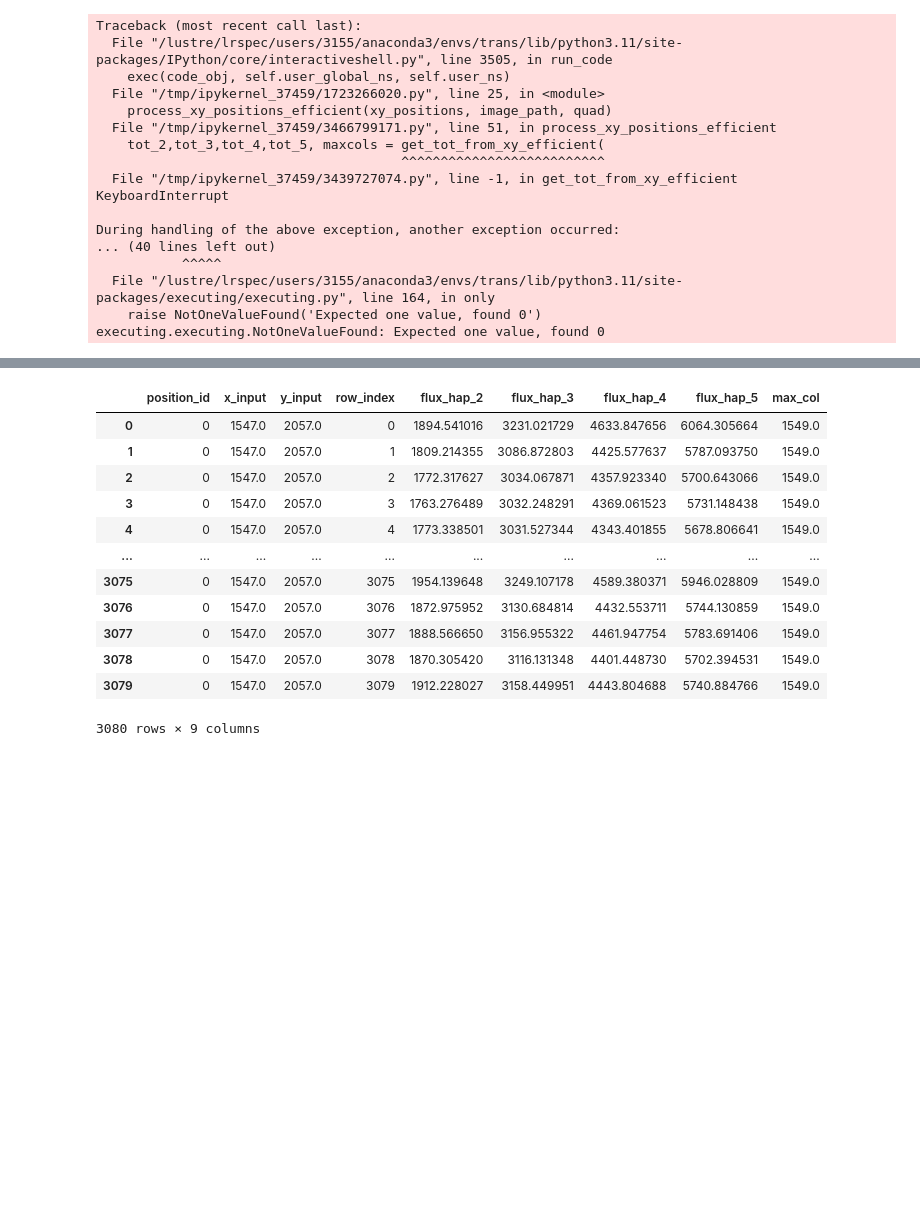
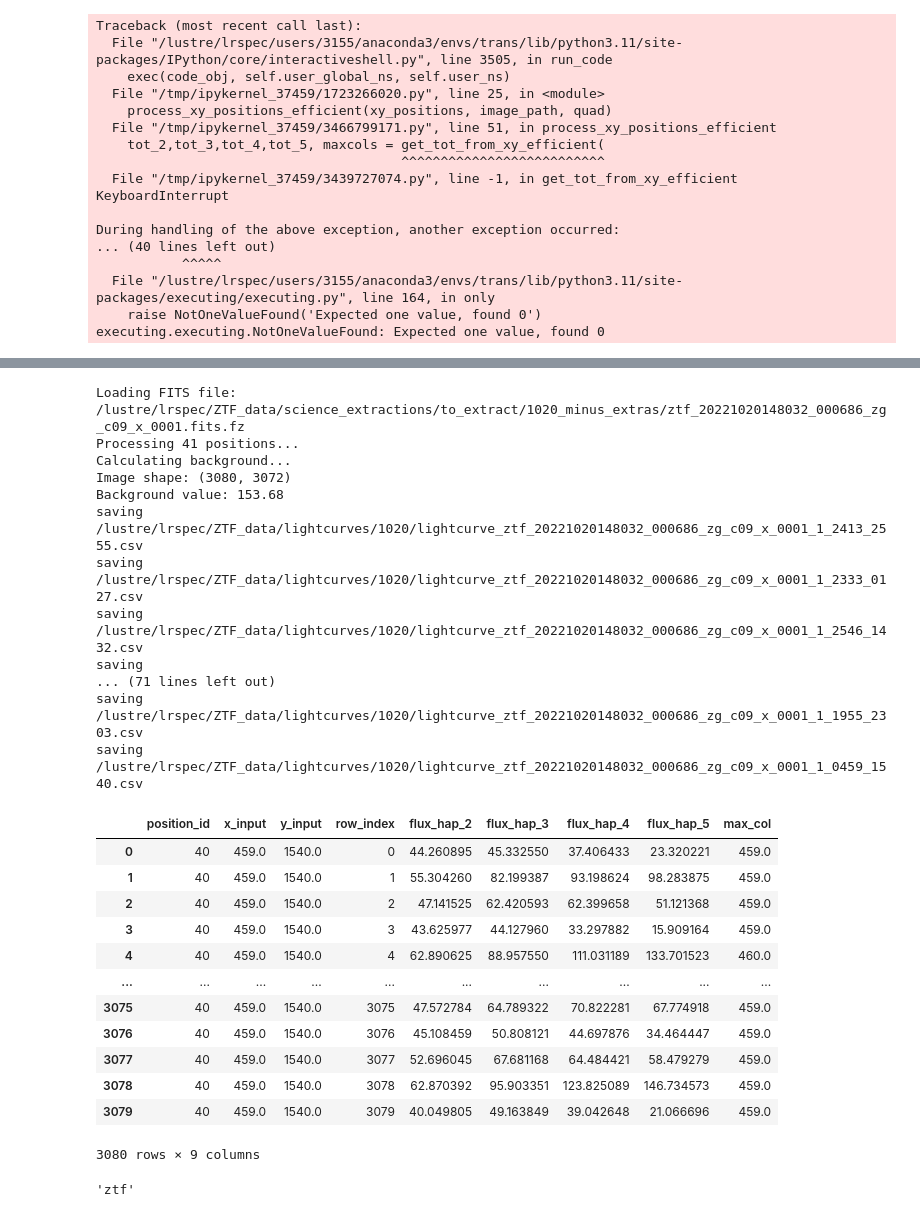
Before and after one commit to SHDaniels/Continuous-Readout-Image-Transient-Detection-with-CNNs, a Jupyter notebook: lightcurve_extract_all.ipynb, the cells around one changed output, grey strips where cells are left out. Drawn from its saved outputs; the diff is of its cells as text; code cells hidden in the pictures; blank space fills up the shorter version.

```diff
--- a/lightcurve_extract_all.ipynb
+++ b/lightcurve_extract_all.ipynb
@@ -36,3 +37,5 @@ Found binary table in extension 1
 Loaded 41 positions from /lustre/lrspec/ZTF_data/corrected_coordinates/xy_arrays/ztf_20221020148032_000686_zg_c09_x_1.fits
 X range: 18.0 - 3044.0
 Y range: 127.0 - 2902.0
+# %%
+xy_positions = []
@@ -67,7 +72,7 @@ saving
 /lustre/lrspec/ZTF_data/lightcurves/1020/lightcurve_ztf_20221020141806_000686_zi_c10_x_0001_1_1235_2181.csv
 KeyboardInterrupt:
 # %%
-def process_xy_positions_efficient(xy_positions, image_path, quad):
+def process_xy_positions_efficient_test(xy_positions, image_path, quad):
     """
     Efficiently process multiple x,y positions by loading the image once
 
@@ -125,7 +130,7 @@ def process_xy_positions_efficient(xy_positions, image_path, quad):
                 'position_id': i,
                 'x_input': x_pos,
                 'y_input': y_pos,
-                'row_index': range(len(tot)),
+                'row_index': range(len(tot_2)),
                 'flux_hap_2': tot_2,
                 'flux_hap_3': tot_3,
                 'flux_hap_4': tot_4,
@@ -145,7 +150,7 @@ def process_xy_positions_efficient(xy_positions, image_path, quad):
             print(f"Error processing position {i} ({x_pos}, {y_pos}): {e}")
             continue
 
-    return
+    return position_df
 # %%
 def get_tot_from_xy_efficient(imagenobackground, x_pos, y_pos, tracking=True):
     """
@@ -386,16 +393,40 @@ csv = pd.read_csv('/lustre/lrspec/ZTF_data/lightcurves/1020/lightcurve_ztf_20221
 # %%
-csv
+df = process_xy_positions_efficient_test(xy_positions, image_path, quad=1)
 # %% [output]
-|  | position_id | x_input | y_input | row_index | flux_hap_2 | flux_hap_3 | flux_hap_4 | flux_hap_5 | max_col |
-| 0 | 0 | 1547.0 | 2057.0 | 0 | 1894.541016 | 3231.021729 | 4633.847656 | 6064.305664 | 1549.0 |
-| 1 | 0 | 1547.0 | 2057.0 | 1 | 1809.214355 | 3086.872803 | 4425.577637 | 5787.093750 | 1549.0 |
-| 2 | 0 | 1547.0 | 2057.0 | 2 | 1772.317627 | 3034.067871 | 4357.923340 | 5700.643066 | 1549.0 |
-| 3 | 0 | 1547.0 | 2057.0 | 3 | 1763.276489 | 3032.248291 | 4369.061523 | 5731.148438 | 1549.0 |
-| 4 | 0 | 1547.0 | 2057.0 | 4 | 1773.338501 | 3031.527344 | 4343.401855 | 5678.806641 | 1549.0 |
-| ... | ... | ... | ... | ... | ... | ... | ... | ... | ... |
-| 3075 | 0 | 1547.0 | 2057.0 | 3075 | 1954.139648 | 3249.107178 | 4589.380371 | 5946.028809 | 1549.0 |
-| 3076 | 0 | 1547.0 | 2057.0 | 3076 | 1872.975952 | 3130.684814 | 4432.553711 | 5744.130859 | 1549.0 |
-| 3077 | 0 | 1547.0 | 2057.0 | 3077 | 1888.566650 | 3156.955322 | 4461.947754 | 5783.691406 | 1549.0 |
-| 3078 | 0 | 1547.0 | 2057.0 | 3078 | 1870.305420 | 3116.131348 | 4401.448730 | 5702.394531 | 1549.0 |
-| 3079 | 0 | 1547.0 | 2057.0 | 3079 | 1912.228027 | 3158.449951 | 4443.804688 | 5740.884766 | 1549.0 |
-3080 rows × 9 columns
+Loading FITS file: /lustre/lrspec/ZTF_data/science_extractions/to_extract/1020_minus_extras/ztf_20221020148032_000686_zg_c09_x_0001.fits.fz
+Processing 41 positions...
+Calculating background...
+Image shape: (3080, 3072)
+Background value: 153.68
+saving
+/lustre/lrspec/ZTF_data/lightcurves/1020/lightcurve_ztf_20221020148032_000686_zg_c09_x_0001_1_2413_2555.csv
+saving
+/lustre/lrspec/ZTF_data/lightcurves/1020/lightcurve_ztf_20221020148032_000686_zg_c09_x_0001_1_2333_0127.csv
+saving
+/lustre/lrspec/ZTF_data/lightcurves/1020/lightcurve_ztf_20221020148032_000686_zg_c09_x_0001_1_2546_1432.csv
+saving
+... (71 lines left out)
+saving
+/lustre/lrspec/ZTF_data/lightcurves/1020/lightcurve_ztf_20221020148032_000686_zg_c09_x_0001_1_1955_2303.csv
+saving
+/lustre/lrspec/ZTF_data/lightcurves/1020/lightcurve_ztf_20221020148032_000686_zg_c09_x_0001_1_0459_1540.csv
+# %%
+df
+# %% [output]
+|  | position_id | x_input | y_input | row_index | flux_hap_2 | flux_hap_3 | flux_hap_4 | flux_hap_5 | max_col |
+| 0 | 40 | 459.0 | 1540.0 | 0 | 44.260895 | 45.332550 | 37.406433 | 23.320221 | 459.0 |
+| 1 | 40 | 459.0 | 1540.0 | 1 | 55.304260 | 82.199387 | 93.198624 | 98.283875 | 459.0 |
+| 2 | 40 | 459.0 | 1540.0 | 2 | 47.141525 | 62.420593 | 62.399658 | 51.121368 | 459.0 |
+| 3 | 40 | 459.0 | 1540.0 | 3 | 43.625977 | 44.127960 | 33.297882 | 15.909164 | 459.0 |
+| 4 | 40 | 459.0 | 1540.0 | 4 | 62.890625 | 88.957550 | 111.031189 | 133.701523 | 460.0 |
+| ... | ... | ... | ... | ... | ... | ... | ... | ... | ... |
+| 3075 | 40 | 459.0 | 1540.0 | 3075 | 47.572784 | 64.789322 | 70.822281 | 67.774918 | 459.0 |
+| 3076 | 40 | 459.0 | 1540.0 | 3076 | 45.108459 | 50.808121 | 44.697876 | 34.464447 | 459.0 |
+| 3077 | 40 | 459.0 | 1540.0 | 3077 | 52.696045 | 67.681168 | 64.484421 | 58.479279 | 459.0 |
+| 3078 | 40 | 459.0 | 1540.0 | 3078 | 62.870392 | 95.903351 | 123.825089 | 146.734573 | 459.0 |
+| 3079 | 40 | 459.0 | 1540.0 | 3079 | 40.049805 | 49.163849 | 39.042648 | 21.066696 | 459.0 |
+3080 rows × 9 columns
+# %%
+image_filename[0:3]
+# %% [output]
+'ztf'
```
Also changed, not shown: parts of 5 cells of this notebook, 9 other files.
